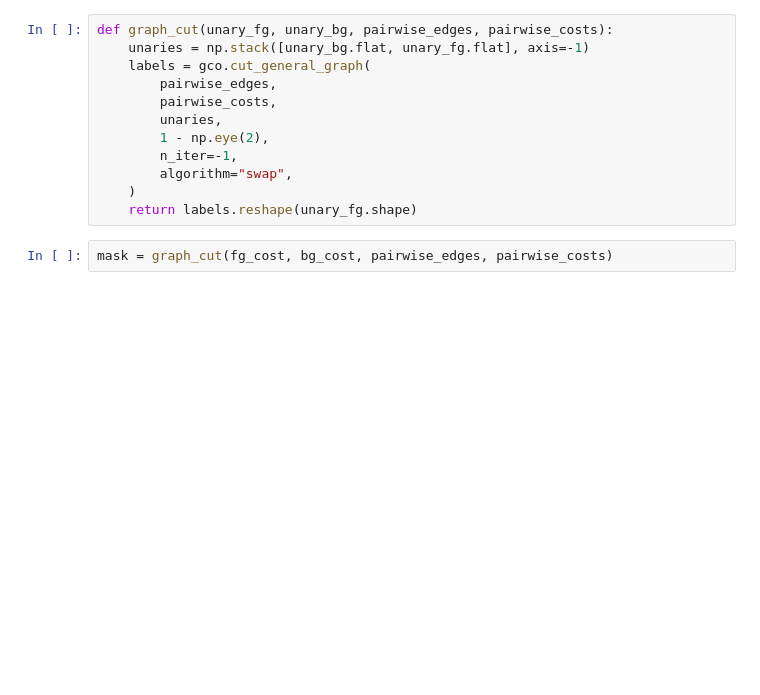
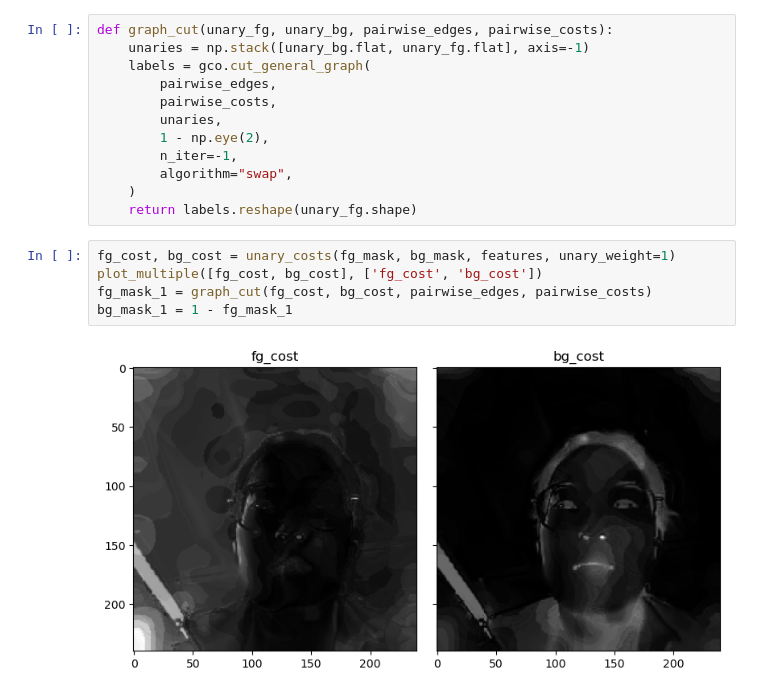
Before and after one commit to nujiznaw8240/segmentation, a Jupyter notebook: try_edge.ipynb, the cells around one changed output. Saved outputs shown, nothing was run; the diff lists cells and outputs as text; blank space fills up the shorter version.

```diff
--- a/try_edge.ipynb
+++ b/try_edge.ipynb
@@ -222,4 +233,9 @@ def graph_cut(unary_fg, unary_bg, pairwise_edges, pairwise_costs):
     )
     return labels.reshape(unary_fg.shape)
 # %%
-mask = graph_cut(fg_cost, bg_cost, pairwise_edges, pairwise_costs)
+fg_cost, bg_cost = unary_costs(fg_mask, bg_mask, features, unary_weight=1)
+plot_multiple([fg_cost, bg_cost], ['fg_cost', 'bg_cost'])
+fg_mask_1 = graph_cut(fg_cost, bg_cost, pairwise_edges, pairwise_costs)
+bg_mask_1 = 1 - fg_mask_1
+# %% [output]
+[figure, added]
```
Also changed, not shown: parts of 16 cells of this notebook, 3 other files.
